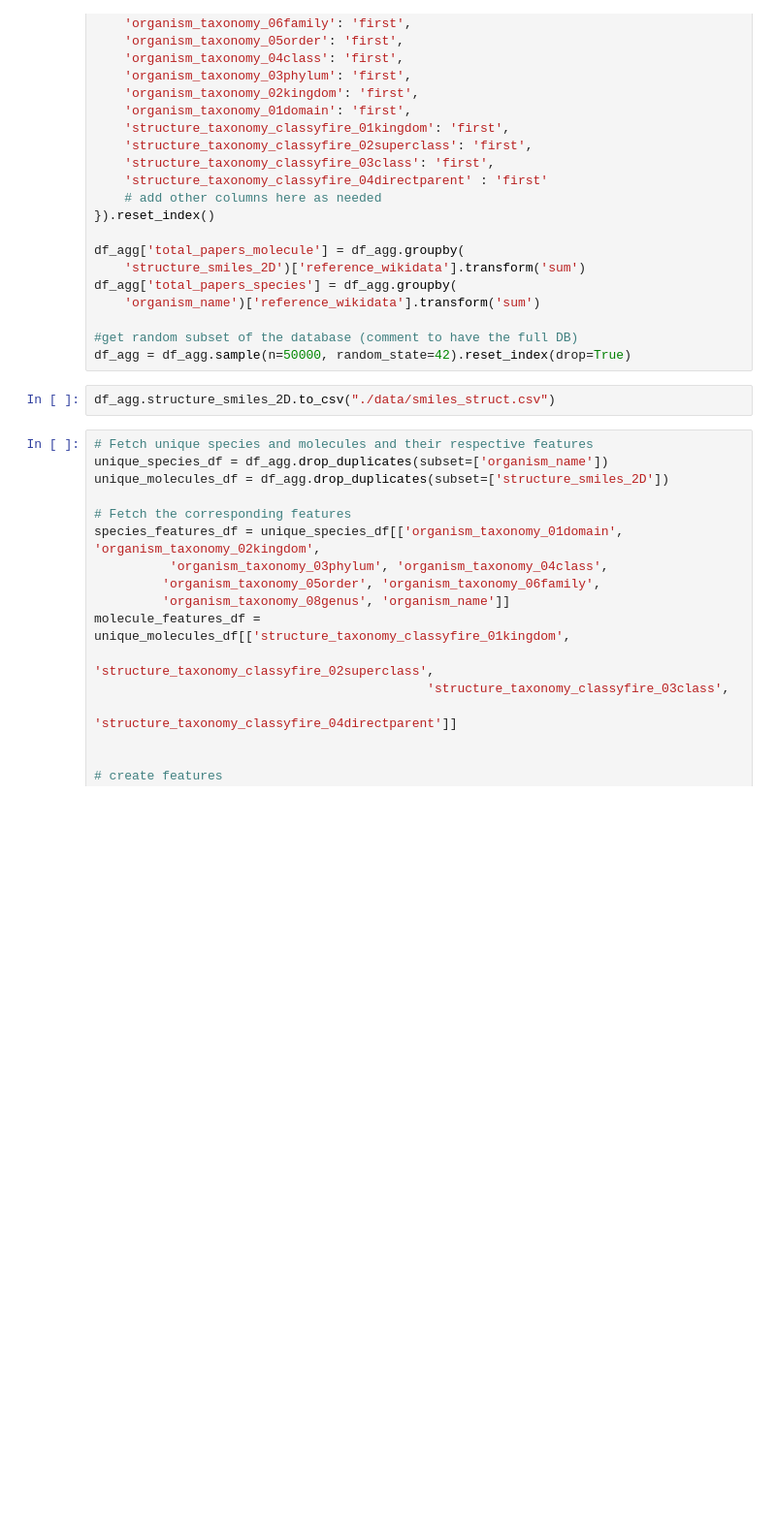
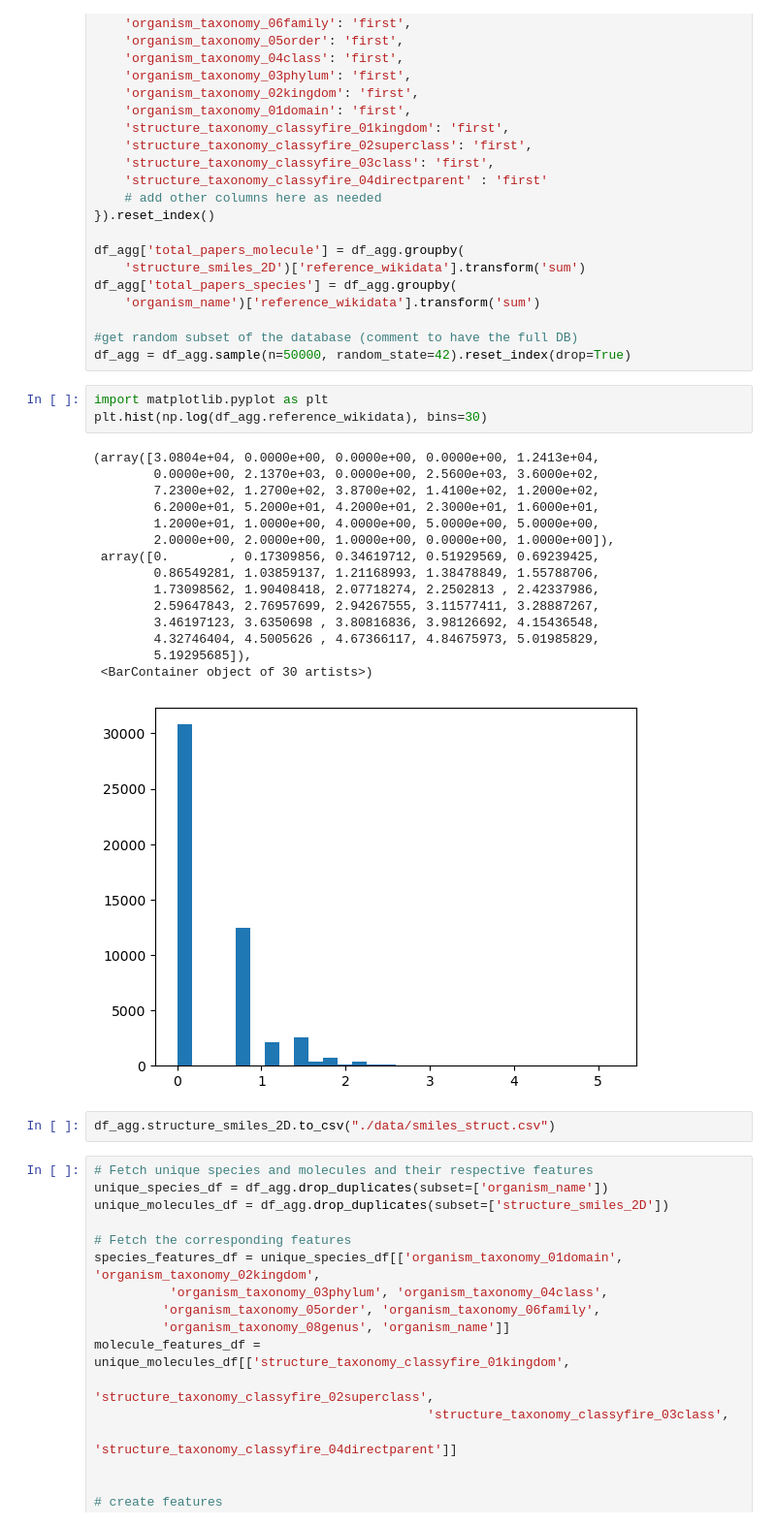
Before and after one commit to anticipated-chemistry-of-life/GNN, a Jupyter notebook: graph_creation.ipynb, the cells around one changed output. Shown: that part at 97% size. Cells and saved outputs as stored; diff of their text form; blank space fills up the shorter version.

```diff
--- a/graph_creation.ipynb
+++ b/graph_creation.ipynb
@@ -38,6 +57,25 @@ df_agg['total_papers_species'] = df_agg.groupby(
 
 #get random subset of the database (comment to have the full DB)
 df_agg = df_agg.sample(n=50000, random_state=42).reset_index(drop=True)
+# %%
+import matplotlib.pyplot as plt
+plt.hist(np.log(df_agg.reference_wikidata), bins=30)
+# %% [output]
+(array([3.0804e+04, 0.0000e+00, 0.0000e+00, 0.0000e+00, 1.2413e+04,
+        0.0000e+00, 2.1370e+03, 0.0000e+00, 2.5600e+03, 3.6000e+02,
+        7.2300e+02, 1.2700e+02, 3.8700e+02, 1.4100e+02, 1.2000e+02,
+        6.2000e+01, 5.2000e+01, 4.2000e+01, 2.3000e+01, 1.6000e+01,
+        1.2000e+01, 1.0000e+00, 4.0000e+00, 5.0000e+00, 5.0000e+00,
+        2.0000e+00, 2.0000e+00, 1.0000e+00, 0.0000e+00, 1.0000e+00]),
+ array([0.        , 0.17309856, 0.34619712, 0.51929569, 0.69239425,
+        0.86549281, 1.03859137, 1.21168993, 1.38478849, 1.55788706,
+        1.73098562, 1.90408418, 2.07718274, 2.2502813 , 2.42337986,
+        2.59647843, 2.76957699, 2.94267555, 3.11577411, 3.28887267,
+        3.46197123, 3.6350698 , 3.80816836, 3.98126692, 4.15436548,
+        4.32746404, 4.5005626 , 4.67366117, 4.84675973, 5.01985829,
+        5.19295685]),
+ <BarContainer object of 30 artists>)
+[figure, added]
 # %%
 df_agg.structure_smiles_2D.to_csv("./data/smiles_struct.csv")
 # %%
```
Also changed, not shown: parts of 3 cells of this notebook, 10 other files.
